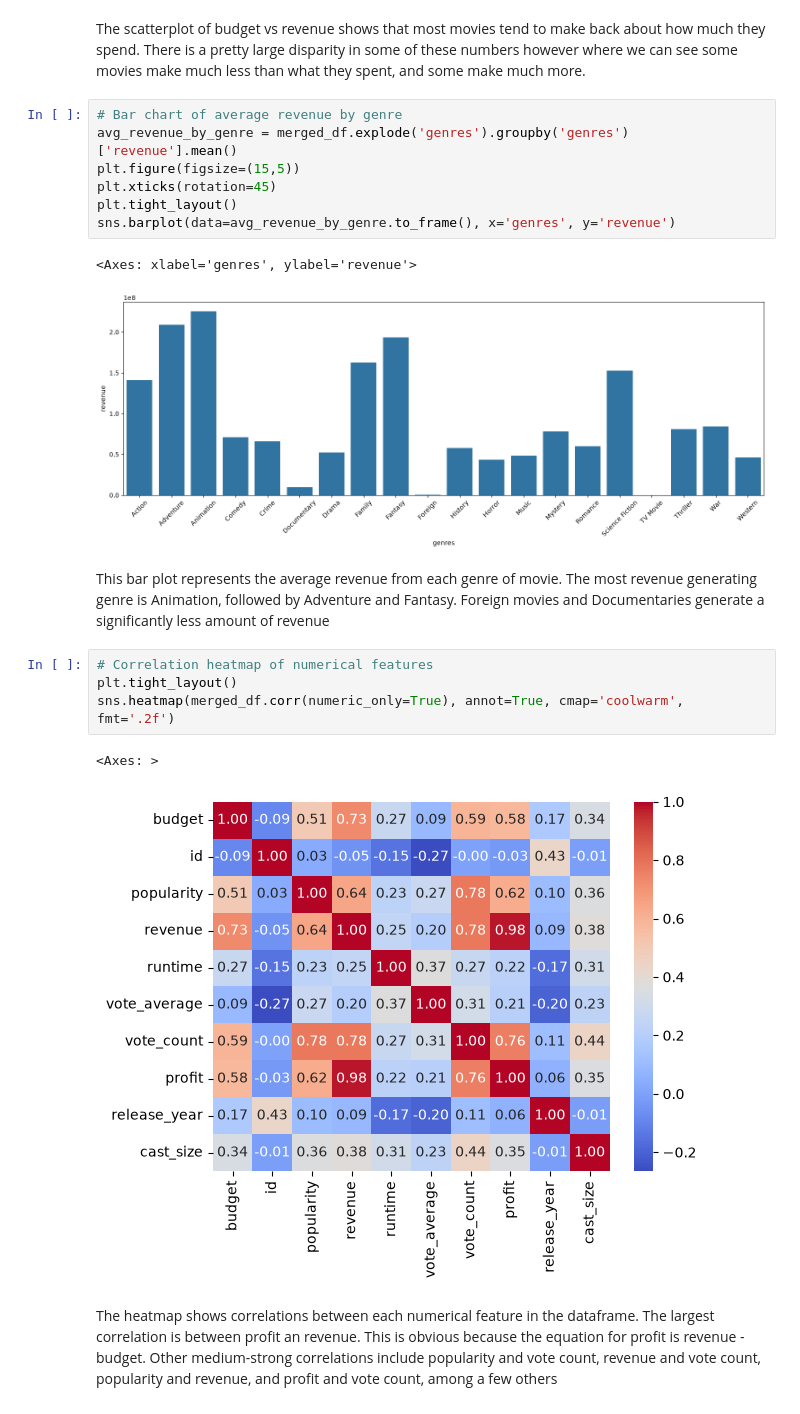
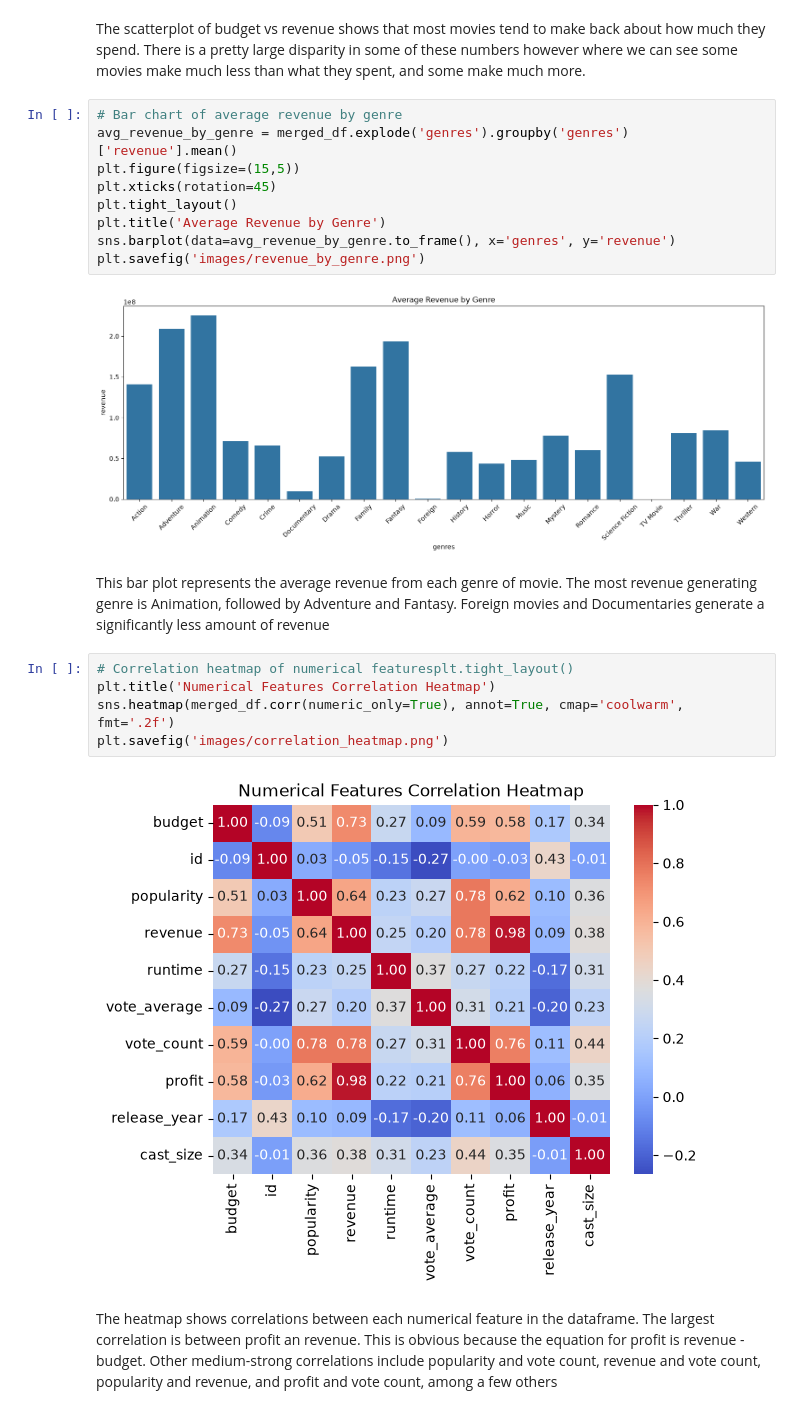
Before and after one commit to knicolosi313/CineML, a Jupyter notebook: stage_1.ipynb, the cells around one changed output. Saved outputs shown, nothing was run; the diff lists cells and outputs as text.

```diff
--- a/stage_1.ipynb
+++ b/stage_1.ipynb
@@ -222,19 +223,20 @@ avg_revenue_by_genre = merged_df.explode('genres').groupby('genres')['revenue'].
 plt.figure(figsize=(15,5))
 plt.xticks(rotation=45)
 plt.tight_layout()
+plt.title('Average Revenue by Genre')
 sns.barplot(data=avg_revenue_by_genre.to_frame(), x='genres', y='revenue')
+plt.savefig('images/revenue_by_genre.png')
 # %% [output]
-<Axes: xlabel='genres', ylabel='revenue'>
-[figure, old version]
+[figure, new version]
 # %% [markdown]
 This bar plot represents the average revenue from each genre of movie. The most revenue generating genre is Animation, followed by Adventure and Fantasy. Foreign movies and Documentaries generate a significantly less amount of revenue
 # %%
-# Correlation heatmap of numerical features
-plt.tight_layout()
+# Correlation heatmap of numerical featuresplt.tight_layout()
+plt.title('Numerical Features Correlation Heatmap')
 sns.heatmap(merged_df.corr(numeric_only=True), annot=True, cmap='coolwarm', fmt='.2f')
+plt.savefig('images/correlation_heatmap.png')
 # %% [output]
-<Axes: >
-[figure, old version]
+[figure, new version]
 # %% [markdown]
 The heatmap shows correlations between each numerical feature in the dataframe. The largest correlation is between profit an revenue. This is obvious because the equation for profit is revenue - budget. Other medium-strong correlations include popularity and vote count, revenue and vote count, popularity and revenue, and profit and vote count, among a few others
 # %% [markdown]
```
Also changed, not shown: parts of 2 cells of this notebook, 6 other files.
